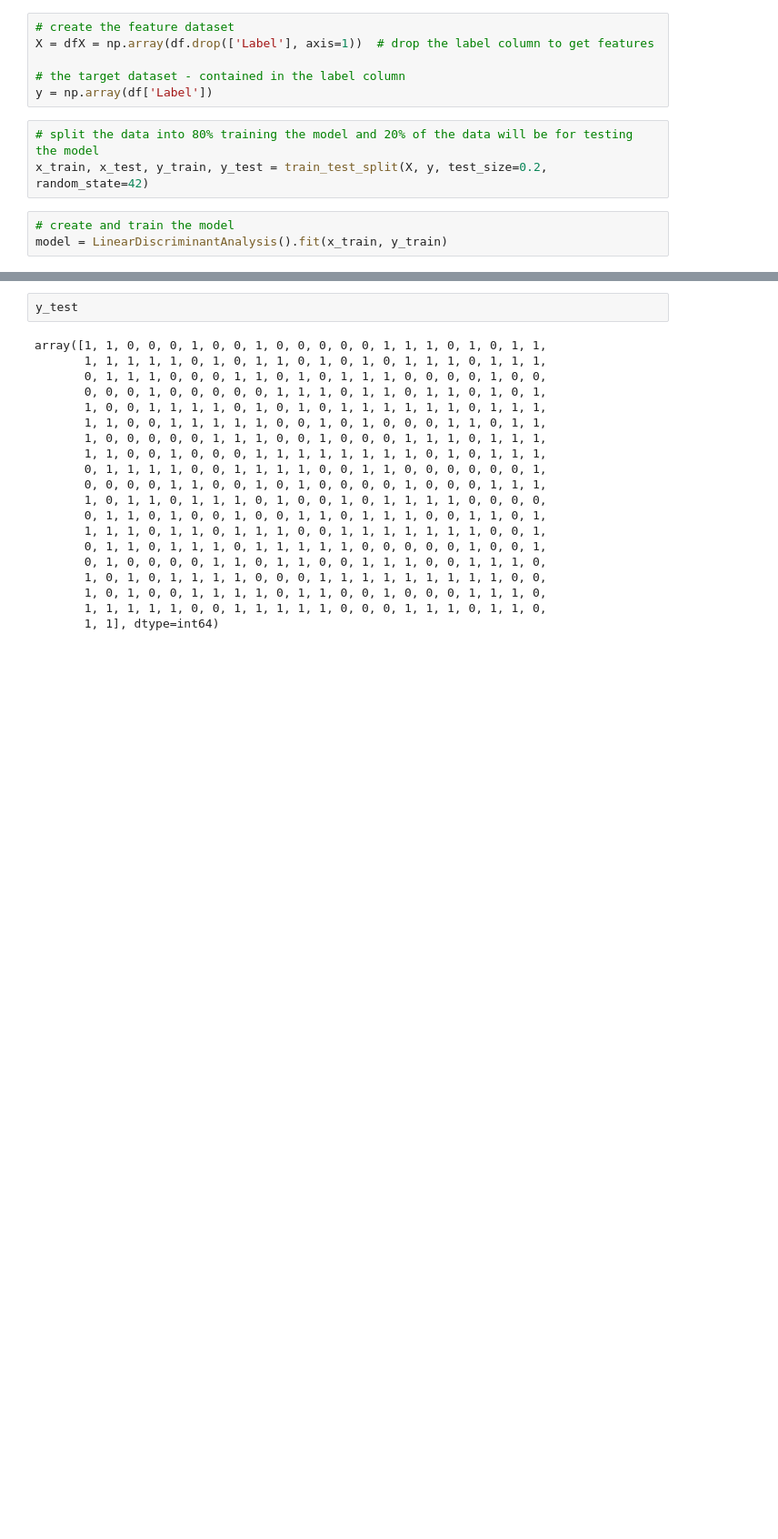
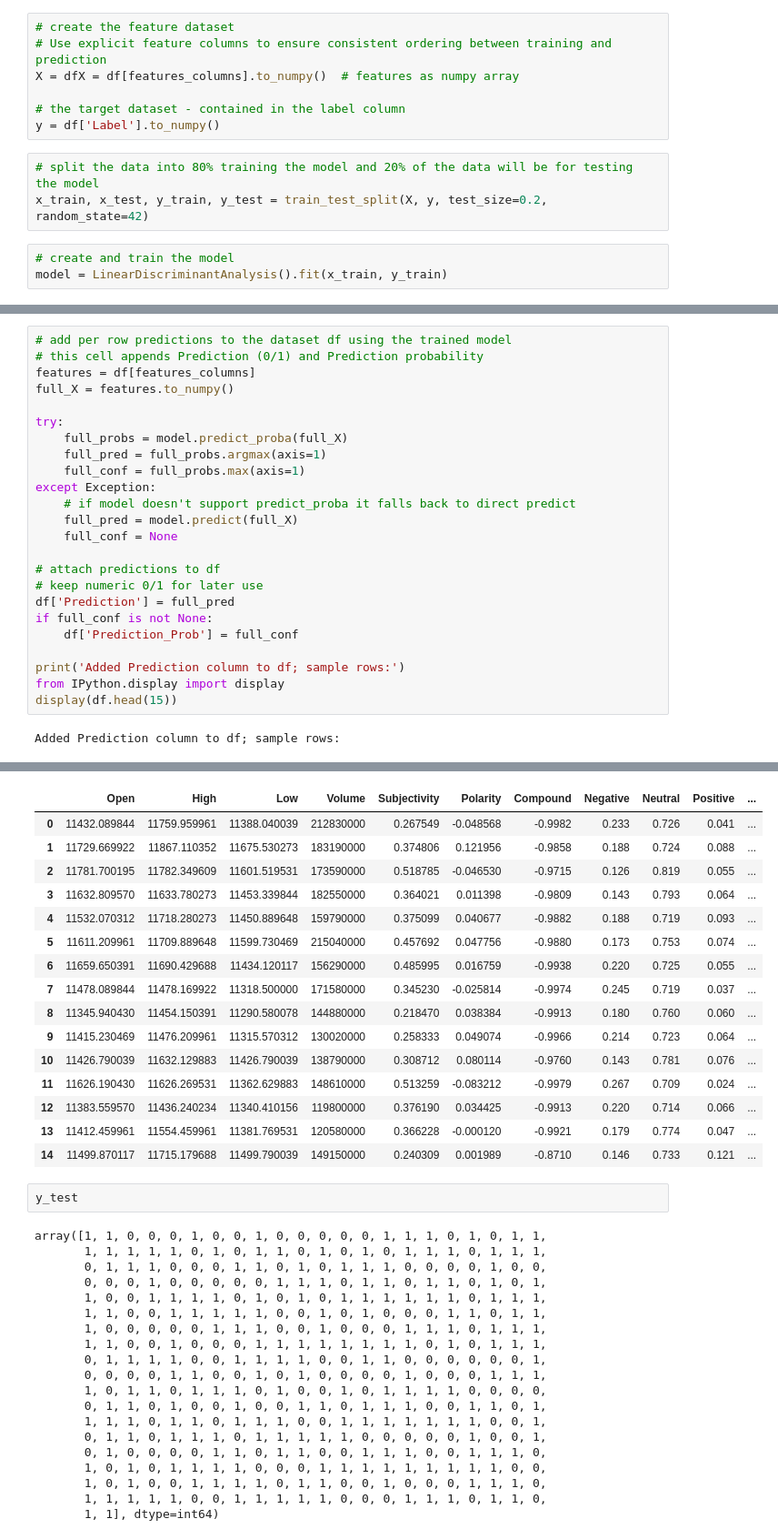
Before and after one commit to JenniferOji/StockWise, a Jupyter notebook: ml/predictions.ipynb, the cells around one changed output, grey strips where cells are left out. Shown: that part at 91% size. Drawn from its saved outputs; the diff is of its cells as text; blank space fills up the shorter version.

```diff
--- a/ml/predictions.ipynb
+++ b/ml/predictions.ipynb
@@ -171,9 +158,10 @@ df
 # %%
 # create the feature dataset
-X = dfX = np.array(df.drop(['Label'], axis=1))  # drop the label column to get features
+# Use explicit feature columns to ensure consistent ordering between training and prediction
+X = dfX = df[features_columns].to_numpy()  # features as numpy array
 
 # the target dataset - contained in the label column
-y = np.array(df['Label'])
+y = df['Label'].to_numpy()
 # %%
 # split the data into 80% training the model and 20% of the data will be for testing the model
 x_train, x_test, y_train, y_test = train_test_split(X, y, test_size=0.2, random_state=42)
@@ -206,0 +224,26 @@ array([1, 1, 0, 0, 0, 1, 0, 1, 1, 0, 1, 1, 0, 1, 1, 1, 1, 0, 1, 1, 0, 1,
+# %%
+# add per row predictions to the dataset df using the trained model
+# this cell appends Prediction (0/1) and Prediction probability
+features = df[features_columns]
+full_X = features.to_numpy()
+
+try:
+    full_probs = model.predict_proba(full_X)
+    full_pred = full_probs.argmax(axis=1)
+    full_conf = full_probs.max(axis=1)
+except Exception:
+    # if model doesn't support predict_proba it falls back to direct predict
+    full_pred = model.predict(full_X)
+    full_conf = None
+
+# attach predictions to df
+# keep numeric 0/1 for later use
+df['Prediction'] = full_pred
+if full_conf is not None:
+    df['Prediction_Prob'] = full_conf
+
+print('Added Prediction column to df; sample rows:')
+from IPython.display import display
+display(df.head(15))
+# %% [output]
+Added Prediction column to df; sample rows:
@@ -207,3 +260,19 @@ array([1, 1, 0, 0, 0, 1, 0, 1, 1, 0, 1, 1, 0, 1, 1, 1, 1, 0, 1, 1, 0, 1,
+|  | Open | High | Low | Volume | Subjectivity | Polarity | Compound | Negative | Neutral | Positive | ... |
+| 0 | 11432.089844 | 11759.959961 | 11388.040039 | 212830000 | 0.267549 | -0.048568 | -0.9982 | 0.233 | 0.726 | 0.041 | ... |
+| 1 | 11729.669922 | 11867.110352 | 11675.530273 | 183190000 | 0.374806 | 0.121956 | -0.9858 | 0.188 | 0.724 | 0.088 | ... |
+| 2 | 11781.700195 | 11782.349609 | 11601.519531 | 173590000 | 0.518785 | -0.046530 | -0.9715 | 0.126 | 0.819 | 0.055 | ... |
+| 3 | 11632.809570 | 11633.780273 | 11453.339844 | 182550000 | 0.364021 | 0.011398 | -0.9809 | 0.143 | 0.793 | 0.064 | ... |
+| 4 | 11532.070312 | 11718.280273 | 11450.889648 | 159790000 | 0.375099 | 0.040677 | -0.9882 | 0.188 | 0.719 | 0.093 | ... |
+| 5 | 11611.209961 | 11709.889648 | 11599.730469 | 215040000 | 0.457692 | 0.047756 | -0.9880 | 0.173 | 0.753 | 0.074 | ... |
+| 6 | 11659.650391 | 11690.429688 | 11434.120117 | 156290000 | 0.485995 | 0.016759 | -0.9938 | 0.220 | 0.725 | 0.055 | ... |
+| 7 | 11478.089844 | 11478.169922 | 11318.500000 | 171580000 | 0.345230 | -0.025814 | -0.9974 | 0.245 | 0.719 | 0.037 | ... |
+| 8 | 11345.940430 | 11454.150391 | 11290.580078 | 144880000 | 0.218470 | 0.038384 | -0.9913 | 0.180 | 0.760 | 0.060 | ... |
+| 9 | 11415.230469 | 11476.209961 | 11315.570312 | 130020000 | 0.258333 | 0.049074 | -0.9966 | 0.214 | 0.723 | 0.064 | ... |
+| 10 | 11426.790039 | 11632.129883 | 11426.790039 | 138790000 | 0.308712 | 0.080114 | -0.9760 | 0.143 | 0.781 | 0.076 | ... |
+| 11 | 11626.190430 | 11626.269531 | 11362.629883 | 148610000 | 0.513259 | -0.083212 | -0.9979 | 0.267 | 0.709 | 0.024 | ... |
+| 12 | 11383.559570 | 11436.240234 | 11340.410156 | 119800000 | 0.376190 | 0.034425 | -0.9913 | 0.220 | 0.714 | 0.066 | ... |
+| 13 | 11412.459961 | 11554.459961 | 11381.769531 | 120580000 | 0.366228 | -0.000120 | -0.9921 | 0.179 | 0.774 | 0.047 | ... |
+| 14 | 11499.870117 | 11715.179688 | 11499.790039 | 149150000 | 0.240309 | 0.001989 | -0.8710 | 0.146 | 0.733 | 0.121 | ... |
 # %%
 y_test
 # %% [output]
```
Also changed, not shown: parts of 6 cells of this notebook, 1 other file.
